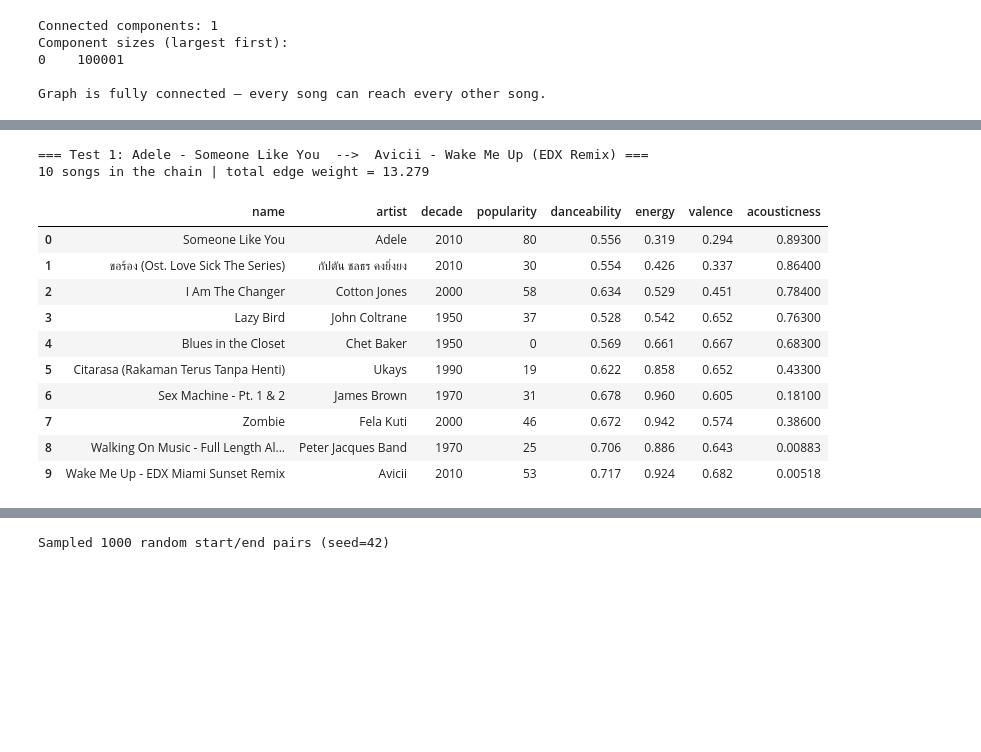
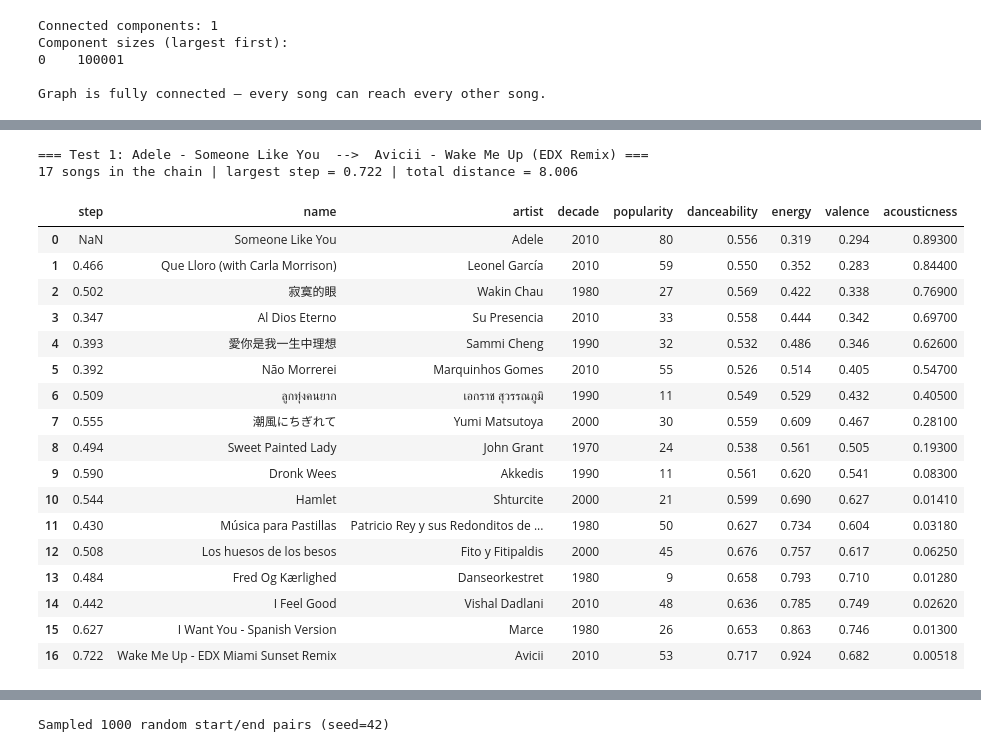
Before and after one commit to Jayesh-980/PRML-Project-, a Jupyter notebook: dj_engine.ipynb, the cells around one changed output, grey strips where cells are left out. Saved outputs shown, nothing was run; the diff lists cells and outputs as text; code cells hidden in the pictures; blank space fills up the shorter version.

```diff
--- a/dj_engine.ipynb
+++ b/dj_engine.ipynb
@@ -138,10 +153,10 @@ expect several minutes.
 # %%
 t0 = time.time()
 
-nbrs = NearestNeighbors(n_neighbors=15, algorithm="ball_tree", metric="euclidean")
-nbrs.fit(X_scaled)
-distances, indices = nbrs.kneighbors(X_scaled)
+nbrs = NearestNeighbors(n_neighbors=K_NEIGHBORS + 1, algorithm="ball_tree", metric="euclidean")
+nbrs.fit(X_graph)
+distances, indices = nbrs.kneighbors(X_graph)
 
 knn_fit_query_time = time.time() - t0
-print(f"k-NN fit + query took {knn_fit_query_time:.1f}s for {X_scaled.shape[0]:,} nodes")
+print(f"k-NN fit + query took {knn_fit_query_time:.1f}s for {X_graph.shape[0]:,} nodes")
 # %% [output]
@@ -243,8 +277,9 @@ def find_transition(
             end_song_id. Empty if end_song_id is unreachable from start_song_id.
         path_df: DataFrame of every song in the path (in order), with all columns
             from tracks_df. Empty (0 rows) if unreachable.
-        total_weight: sum of edge weights along the path. float('inf') if
-            end_song_id is unreachable (different connected component).
+        total_weight: sum of the graph's edge weights along the path (squared
+            distances for DJ_GRAPH). float('inf') if end_song_id is unreachable
+            (different connected component).
     """
     for song_id, label in [(start_song_id, "start_song_id"), (end_song_id, "end_song_id")]:
         if song_id not in id_to_idx:
@@ -275,6 +310,10 @@ def find_transition(
     path_df = tracks_df.set_index("id").loc[path_ids].reset_index()
     total_weight = float(dist[end_idx])
     return path_ids, path_df, total_weight
+# %%
+# The two weightings compared in Section 8. Squaring element-wise keeps exactly the same edges.
+knn_graph_sq = knn_graph.power(2)
+DJ_GRAPH = knn_graph_sq   # the engine's default: squared distances
 # %%
 def get_song_id(name_substr: str, artist_substr: str = None, tracks_df: pd.DataFrame = tracks) -> str:
     """Look up a single track's Spotify id by case-insensitive name/artist substring.
@@ -295,13 +334,22 @@ def get_song_id(name_substr: str, artist_substr: str = None, tracks_df: pd.DataF
     return matches.iloc[0]["id"]
 
 
-def display_path(path_df: pd.DataFrame, title: str, total_weight: float) -> None:
-    """Pretty-print a transition's intermediate songs as a readable table."""
+def path_steps(path_ids: list) -> np.ndarray:
+    """Length of each hop along a path, in the 10-D standardized space the graph uses."""
+    idx = [id_to_idx[i] for i in path_ids]
+    return np.linalg.norm(np.diff(X_graph[idx], axis=0), axis=1)
+
+
+def display_path(path_df: pd.DataFrame, title: str) -> None:
+    """Pretty-print a transition as a table, with the size of each step."""
     display_cols = ["name", "primary_artist_name", "decade", "popularity",
-                     "danceability", "energy", "valence", "acousticness"]
+                    "danceability", "energy", "valence", "acousticness"]
+    steps = path_steps(path_df["id"].tolist())
     print(f"\n=== {title} ===")
-    print(f"{len(path_df)} songs in the chain | total edge weight = {total_weight:.3f}\n")
+    print(f"{len(path_df)} songs in the chain | largest step = {steps.max():.3f} | "
+          f"total distance = {steps.sum():.3f}\n")
     table = path_df[display_cols].rename(columns={"primary_artist_name": "artist"}).reset_index(drop=True)
+    table.insert(0, "step", np.r_[np.nan, steps].round(3))
     display(table)
 # %% [markdown]
 ## 7. Test cases
@@ -319,25 +371,32 @@ space:
 # %%
 test1_start = get_song_id("Someone Like You", "Adele")
 test1_end = get_song_id("Wake Me Up", "Avicii")
 
 test1_path_ids, test1_path_df, test1_weight = find_transition(
-    test1_start, test1_end, knn_graph, id_to_idx, idx_to_id, tracks
+    test1_start, test1_end, DJ_GRAPH, id_to_idx, idx_to_id, tracks
 )
-display_path(test1_path_df, "Test 1: Adele - Someone Like You  -->  Avicii - Wake Me Up (EDX Remix)", test1_weight)
+display_path(test1_path_df, "Test 1: Adele - Someone Like You  -->  Avicii - Wake Me Up (EDX Remix)")
 # %% [output]
 === Test 1: Adele - Someone Like You  -->  Avicii - Wake Me Up (EDX Remix) ===
-10 songs in the chain | total edge weight = 13.279
+17 songs in the chain | largest step = 0.722 | total distance = 8.006
-|  | name | artist | decade | popularity | danceability | energy | valence | acousticness |
-| 0 | Someone Like You | Adele | 2010 | 80 | 0.556 | 0.319 | 0.294 | 0.89300 |
-| 1 | ขอร้อง (Ost. Love Sick The Series) | กัปตัน ชลธร คงยิ่งยง | 2010 | 30 | 0.554 | 0.426 | 0.337 | 0.86400 |
-| 2 | I Am The Changer | Cotton Jones | 2000 | 58 | 0.634 | 0.529 | 0.451 | 0.78400 |
-| 3 | Lazy Bird | John Coltrane | 1950 | 37 | 0.528 | 0.542 | 0.652 | 0.76300 |
-| 4 | Blues in the Closet | Chet Baker | 1950 | 0 | 0.569 | 0.661 | 0.667 | 0.68300 |
-| 5 | Citarasa (Rakaman Terus Tanpa Henti) | Ukays | 1990 | 19 | 0.622 | 0.858 | 0.652 | 0.43300 |
-| 6 | Sex Machine - Pt. 1 & 2 | James Brown | 1970 | 31 | 0.678 | 0.960 | 0.605 | 0.18100 |
-| 7 | Zombie | Fela Kuti | 2000 | 46 | 0.672 | 0.942 | 0.574 | 0.38600 |
-| 8 | Walking On Music - Full Length Al... | Peter Jacques Band | 1970 | 25 | 0.706 | 0.886 | 0.643 | 0.00883 |
-| 9 | Wake Me Up - EDX Miami Sunset Remix | Avicii | 2010 | 53 | 0.717 | 0.924 | 0.682 | 0.00518 |
+|  | step | name | artist | decade | popularity | danceability | energy | valence | acousticness |
+| 0 | NaN | Someone Like You | Adele | 2010 | 80 | 0.556 | 0.319 | 0.294 | 0.89300 |
+| 1 | 0.466 | Que Lloro (with Carla Morrison) | Leonel García | 2010 | 59 | 0.550 | 0.352 | 0.283 | 0.84400 |
+| 2 | 0.502 | 寂寞的眼 | Wakin Chau | 1980 | 27 | 0.569 | 0.422 | 0.338 | 0.76900 |
+| 3 | 0.347 | Al Dios Eterno | Su Presencia | 2010 | 33 | 0.558 | 0.444 | 0.342 | 0.69700 |
+| 4 | 0.393 | 愛你是我一生中理想 | Sammi Cheng | 1990 | 32 | 0.532 | 0.486 | 0.346 | 0.62600 |
+| 5 | 0.392 | Não Morrerei | Marquinhos Gomes | 2010 | 55 | 0.526 | 0.514 | 0.405 | 0.54700 |
+| 6 | 0.509 | ลูกทุ่งคนยาก | เอกราช สุวรรณภูมิ | 1990 | 11 | 0.549 | 0.529 | 0.432 | 0.40500 |
+| 7 | 0.555 | 潮風にちぎれて | Yumi Matsutoya | 2000 | 30 | 0.559 | 0.609 | 0.467 | 0.28100 |
+| 8 | 0.494 | Sweet Painted Lady | John Grant | 1970 | 24 | 0.538 | 0.561 | 0.505 | 0.19300 |
+| 9 | 0.590 | Dronk Wees | Akkedis | 1990 | 11 | 0.561 | 0.620 | 0.541 | 0.08300 |
+| 10 | 0.544 | Hamlet | Shturcite | 2000 | 21 | 0.599 | 0.690 | 0.627 | 0.01410 |
+| 11 | 0.430 | Música para Pastillas | Patricio Rey y sus Redonditos de ... | 1980 | 50 | 0.627 | 0.734 | 0.604 | 0.03180 |
+| 12 | 0.508 | Los huesos de los besos | Fito y Fitipaldis | 2000 | 45 | 0.676 | 0.757 | 0.617 | 0.06250 |
+| 13 | 0.484 | Fred Og Kærlighed | Danseorkestret | 1980 | 9 | 0.658 | 0.793 | 0.710 | 0.01280 |
+| 14 | 0.442 | I Feel Good | Vishal Dadlani | 2010 | 48 | 0.636 | 0.785 | 0.749 | 0.02620 |
+| 15 | 0.627 | I Want You - Spanish Version | Marce | 1980 | 26 | 0.653 | 0.863 | 0.746 | 0.01300 |
+| 16 | 0.722 | Wake Me Up - EDX Miami Sunset Remix | Avicii | 2010 | 53 | 0.717 | 0.924 | 0.682 | 0.00518 |
 # %%
 test2_start = get_song_id("Nancy Mulligan", "Ed Sheeran")
 test2_end = get_song_id("New Man", "Ed Sheeran")
```
Also changed, not shown: parts of 38 cells of this notebook, 28 other files.
